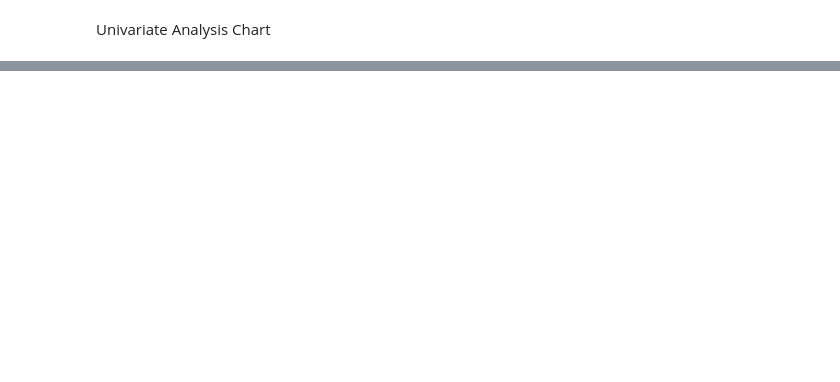
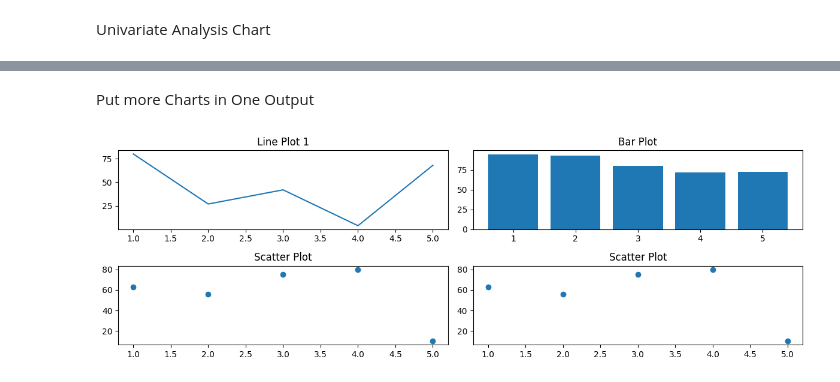
Before and after one commit to srinipar/AILabs, a Jupyter notebook: AIMLIIT/Datascience/DS_Visualization.ipynb, the cells around one changed output, grey strips where cells are left out. Cells and saved outputs as stored; diff of their text form; code cells hidden in the pictures; blank space fills up the shorter version.

```diff
--- a/AIMLIIT/Datascience/DS_Visualization.ipynb
+++ b/AIMLIIT/Datascience/DS_Visualization.ipynb
@@ -60,0 +132,32 @@ plt.show()
+# %% [markdown]
+Put more Charts in One Output
+# %%
+#Put more Charts in One Figure using subplot
+x = np.array([1,2,3,4,5])
+y1 = np.random.randint(1,100,size=5)
+y2 = np.random.randint(1,100,size=5)
+y3 = np.random.randint(1,100,size=5)
+
+plt.figure(figsize=(12, 4))
+
+plt.subplot(2, 2, 1)
+plt.plot(x, y1)
+plt.title("Line Plot 1")
+
+plt.subplot(2, 2, 2)
+plt.bar(x, y2)
+plt.title("Bar Plot")
+
+plt.subplot(2, 2, 3)
+plt.scatter(x, y3)
+plt.title("Scatter Plot")
+
+plt.subplot(2, 2, 4)
+plt.scatter(x, y3)
+plt.title("Scatter Plot")
+
+plt.tight_layout()
+plt.savefig("multiple_charts.png")
+plt.show()
+# %% [output]
+[figure, added]
```
Also changed, not shown: parts of 10 cells of this notebook, 1 other file.
